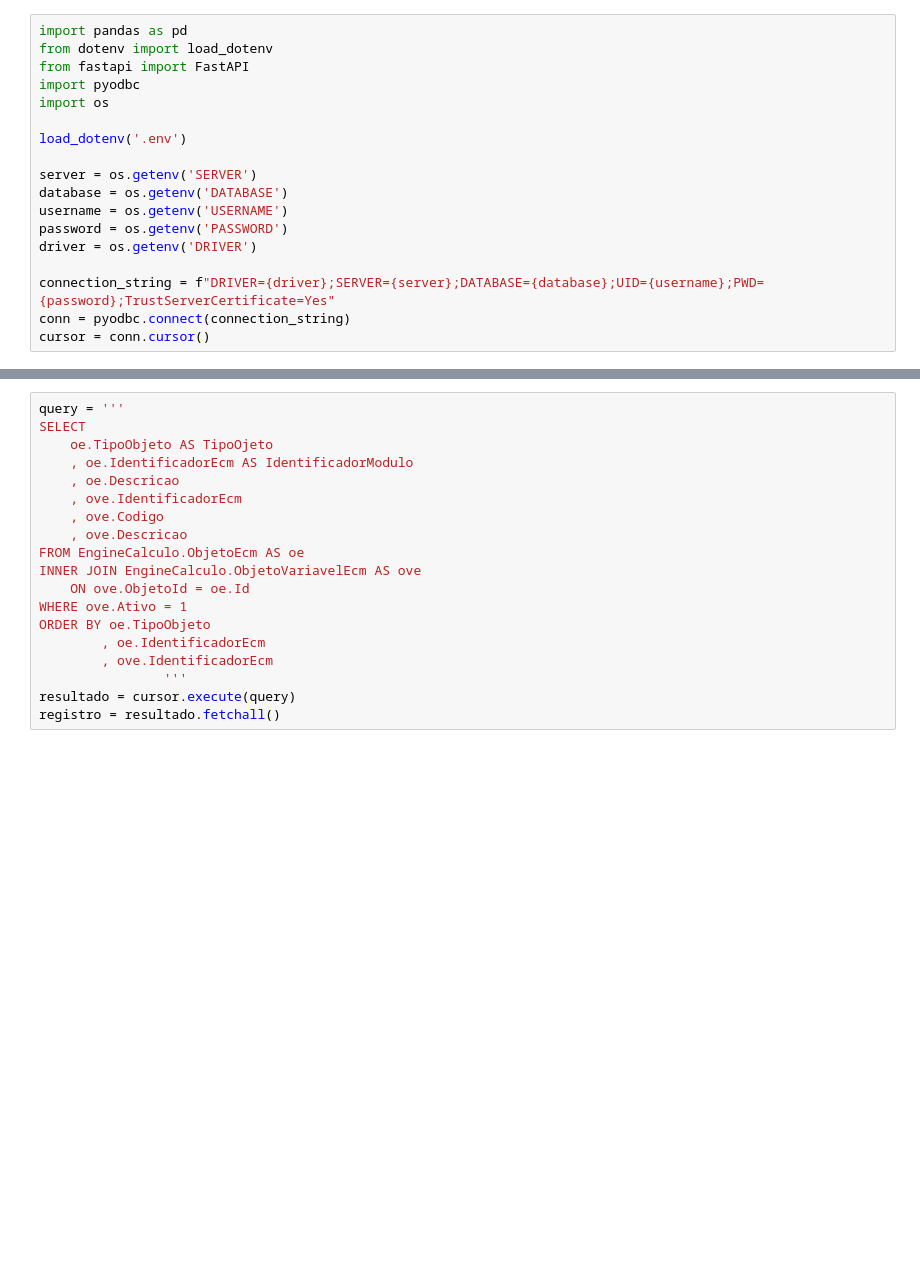
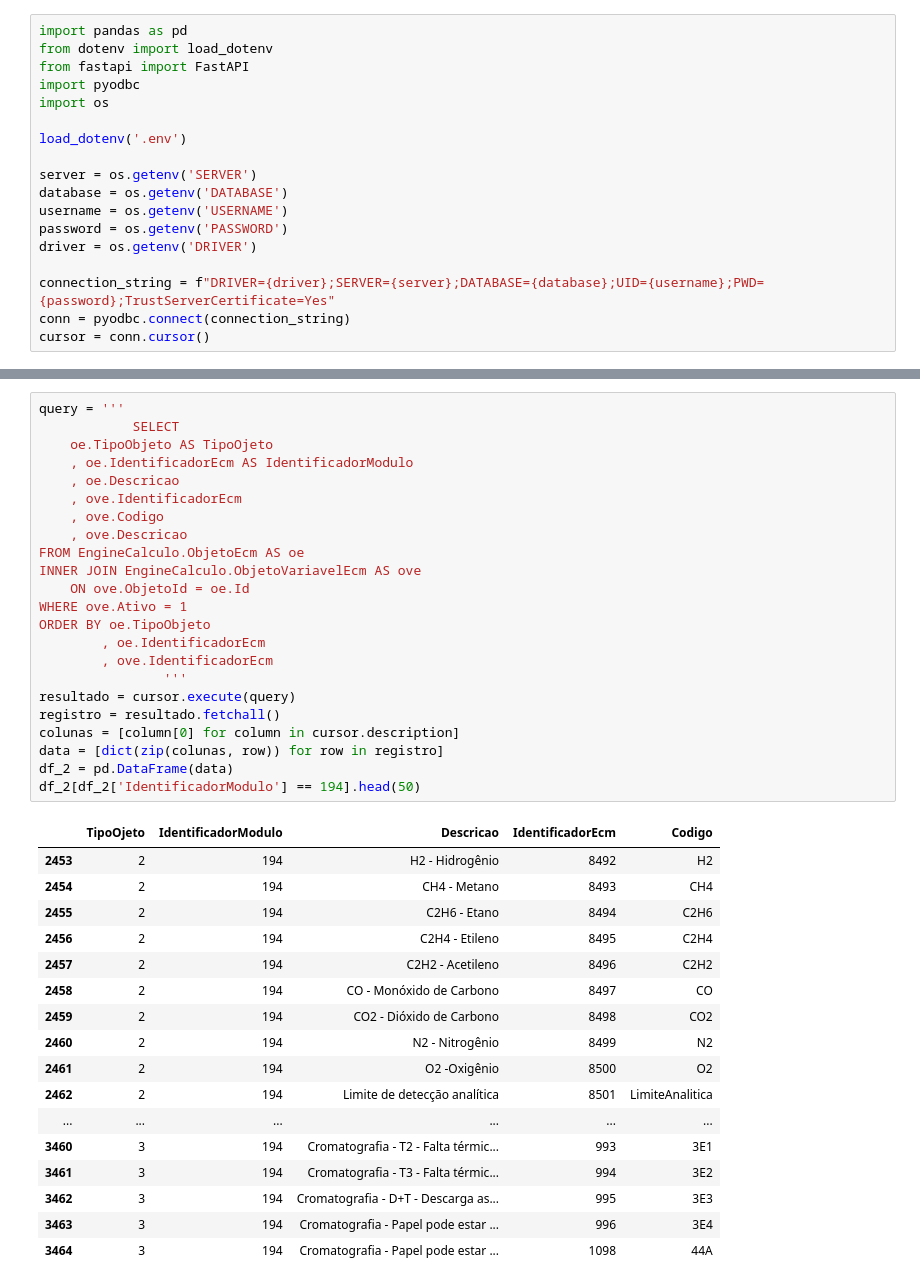
Before and after one commit to JoaoDias61/taesa-backend, a Jupyter notebook: teste.ipynb, the cells around one changed output, grey strips where cells are left out. Cells and saved outputs as stored; diff of their text form; blank space fills up the shorter version.

```diff
--- a/teste.ipynb
+++ b/teste.ipynb
@@ -19,19 +35,41 @@ cursor = conn.cursor()
 # %%
 query = '''
-SELECT
+            SELECT
     oe.TipoObjeto AS TipoOjeto
     , oe.IdentificadorEcm AS IdentificadorModulo
     , oe.Descricao
 	, ove.IdentificadorEcm
 	, ove.Codigo
 	, ove.Descricao
 FROM EngineCalculo.ObjetoEcm AS oe
 INNER JOIN EngineCalculo.ObjetoVariavelEcm AS ove
 	ON ove.ObjetoId = oe.Id
 WHERE ove.Ativo = 1
 ORDER BY oe.TipoObjeto
 		, oe.IdentificadorEcm
 		, ove.IdentificadorEcm
                 '''
 resultado = cursor.execute(query)
 registro = resultado.fetchall()
+colunas = [column[0] for column in cursor.description]
+data = [dict(zip(colunas, row)) for row in registro]
+df_2 = pd.DataFrame(data)
+df_2[df_2['IdentificadorModulo'] == 194].head(50)
+# %% [output]
+|  | TipoOjeto | IdentificadorModulo | Descricao | IdentificadorEcm | Codigo |
+| 2453 | 2 | 194 | H2 - Hidrogênio | 8492 | H2 |
+| 2454 | 2 | 194 | CH4 - Metano | 8493 | CH4 |
+| 2455 | 2 | 194 | C2H6 - Etano | 8494 | C2H6 |
+| 2456 | 2 | 194 | C2H4 - Etileno | 8495 | C2H4 |
+| 2457 | 2 | 194 | C2H2 - Acetileno | 8496 | C2H2 |
+| 2458 | 2 | 194 | CO - Monóxido de Carbono | 8497 | CO |
+| 2459 | 2 | 194 | CO2 - Dióxido de Carbono | 8498 | CO2 |
+| 2460 | 2 | 194 | N2 - Nitrogênio | 8499 | N2 |
+| 2461 | 2 | 194 | O2 -Oxigênio | 8500 | O2 |
+| 2462 | 2 | 194 | Limite de detecção analítica | 8501 | LimiteAnalitica |
+| ... | ... | ... | ... | ... | ... |
+| 3460 | 3 | 194 | Cromatografia - T2 - Falta térmic... | 993 | 3E1 |
+| 3461 | 3 | 194 | Cromatografia - T3 - Falta térmic... | 994 | 3E2 |
+| 3462 | 3 | 194 | Cromatografia - D+T - Descarga as... | 995 | 3E3 |
+| 3463 | 3 | 194 | Cromatografia - Papel pode estar ... | 996 | 3E4 |
+| 3464 | 3 | 194 | Cromatografia - Papel pode estar ... | 1098 | 44A |
```
Also changed, not shown: parts of 14 cells of this notebook, 4 other files.
